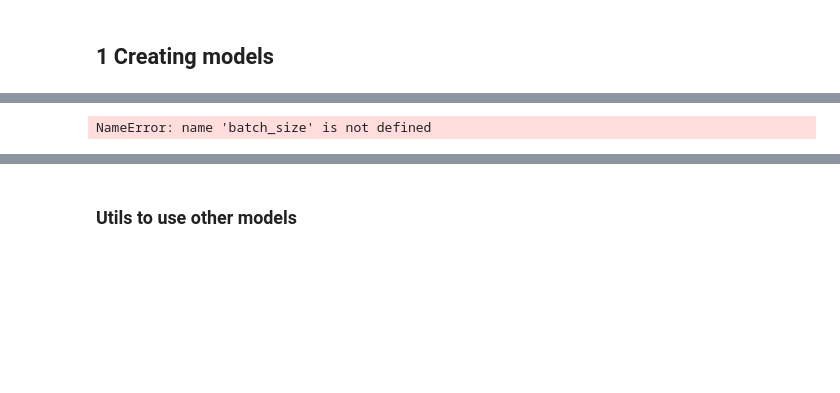
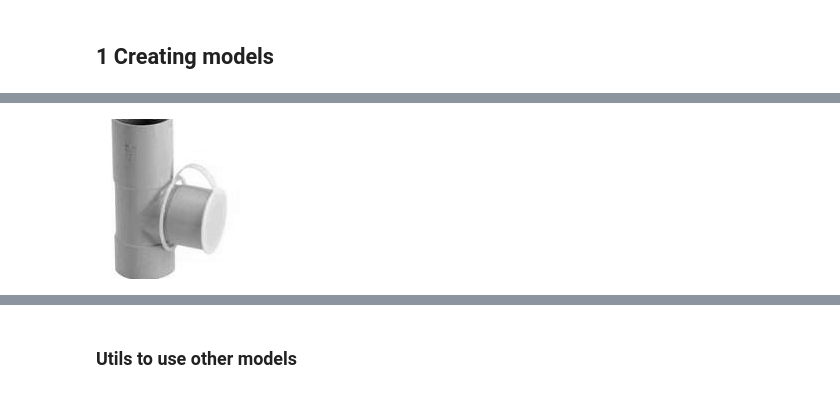
Before and after one commit to PermanentPon/kaggle-cdiscount, a Jupyter notebook: Keras modeling from files.ipynb, the cells around one changed output, grey strips where cells are left out. Saved outputs shown, nothing was run; the diff lists cells and outputs as text; code cells hidden in the pictures; blank space fills up the shorter version.

```diff
--- a/Keras modeling from files.ipynb
+++ b/Keras modeling from files.ipynb
@@ -60,33 +2,0 @@ ________________________________________________________________________________
-# %%
-from keras.models import Model
-from keras.preprocessing.image import ImageDataGenerator
-from keras.callbacks import ModelCheckpoint, CSVLogger
-from keras.applications.xception import  preprocess_input
-
-datagen = ImageDataGenerator(
-    preprocessing_function=preprocess_input)
-
-train_generator = datagen.flow_from_directory(
-        './data/files/train',
-        target_size=(80, 80),
-        batch_size=batch_size)
-
-valid_generator = datagen.flow_from_directory(
-        './data/files/valid',
-        target_size=(80, 80),
-        batch_size=batch_size)
-
-checkpointer = ModelCheckpoint(filepath='.models_checkpoints/mine_weights.hdf5', verbose=1, save_best_only=True)
-
-csv_logger = CSVLogger('training.log')
-
-model.fit_generator(
-    train_generator,
-    epochs=10,
-    steps_per_epoch=9898312//batch_size,
-    validation_data=valid_generator,
-    validation_steps=2472980//batch_size,
-    workers = 32,
-    callbacks=[checkpointer, csv_logger])
-# %% [output]
-NameError: name 'batch_size' is not defined
@@ -94,0 +16,22 @@ model.save("./models/mine.h5")
+# %%
+def my_preprocessing(x):
+    output_size = (160,160)
+    w, h, c = x.shape
+    th, tw = output_size
+    h_diff = h - th
+    w_diff = w - tw
+    i = random.randint(0, h_diff)
+    j = random.randint(0, w_diff)
+    #print(i)
+    #i = int(round((h - th) / 2.))
+    #j = int(round((w - tw) / 2.))
+    x_new = x[j:j + tw, i:i + th,:]
+    return preprocess_input(x_new)
+# %%
+img = image.load_img('/home/pon/kaggle/data/files/train/1000022516/9930854-0.jpg', (180,180))
+x = image.img_to_array(img)
+#x.shape
+x = my_preprocessing(x)
+image.array_to_img(x)
+# %% [output]
+[figure, added]
```
Also changed, not shown: parts of 12 cells of this notebook, 1 other file.
